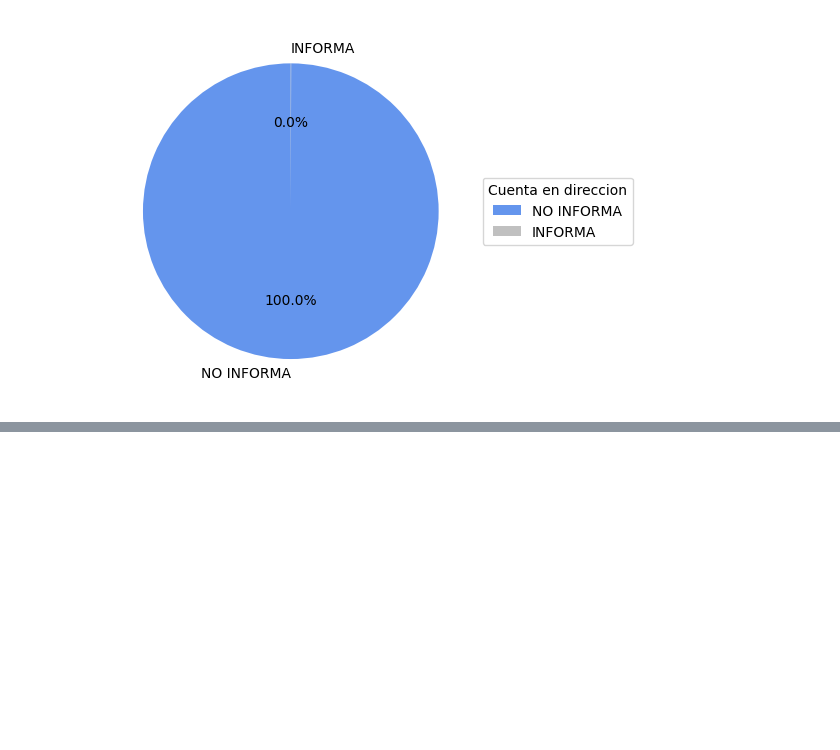
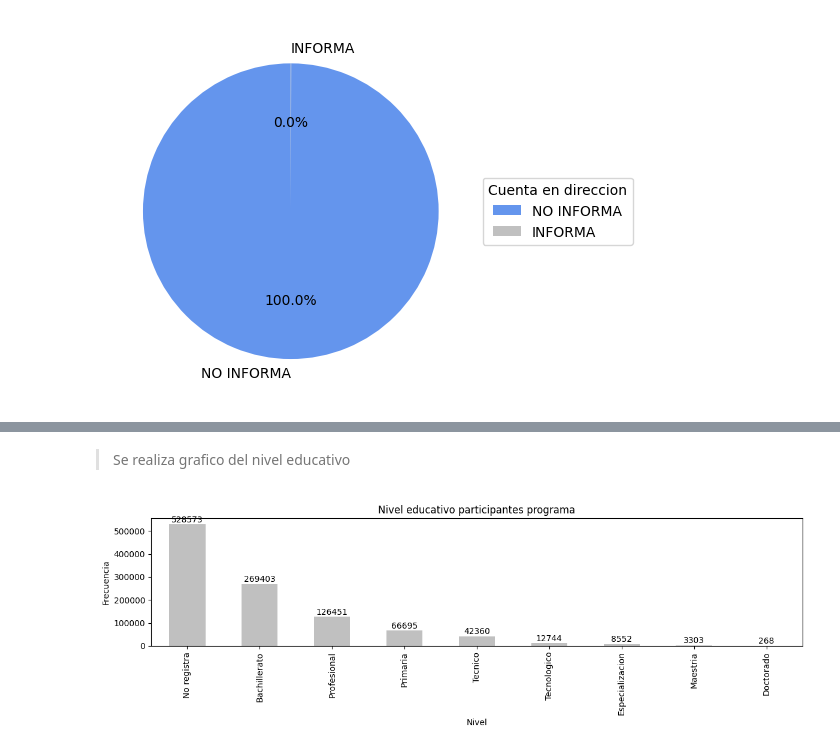
Before and after one commit to Dalivi83/analisisyvisualizaciondata, a Jupyter notebook: laboratorio2.ipynb, the cells around one changed output, grey strips where cells are left out. Saved outputs shown, nothing was run; the diff lists cells and outputs as text; code cells hidden in the pictures; blank space fills up the shorter version.

```diff
--- a/laboratorio2.ipynb
+++ b/laboratorio2.ipynb
@@ -596,0 +627,23 @@ Name: count, dtype: int64
+# %%
+# Reemplazar valores de registros para el ahorro de recurso compuracional
+
+# Crear un diccionario
+replace_dict = {
+        'No registra'			 : 'No registra',
+        'Bachillerato'           : 'Bachillerato',
+        'Profesional'            : 'Profesional',
+        'Primaria'               : 'Primaria',
+        'T�cnico'               : 'Tecnico',
+        'Tecnol�gico'           : 'Tecnologico',
+        'PENDIENTE CLASIFICAR'   : 'No registra',
+        'Especializaci�n'       : 'Especializacion',
+        'Técnico'                : 'Tecnico',
+        'Maestr�a'              : 'Maestria',
+        'Especialización'        : 'Especializacion',
+        'Maestría'               : 'Maestria',
+        'Doctorado'              : 'Doctorado'
+}
+
+# Implementar la función .replace
+df_Ciudadania_digital['NIVEL EDUCATIVO'].replace(replace_dict, inplace=True)
+df_Ciudadania_digital['NIVEL EDUCATIVO'].value_counts()
@@ -596,0 +662,24 @@ Name: count, dtype: int64
+# %% [markdown]
+> Se realiza grafico del nivel educativo
+# %%
+# Obtener valores únicos y su frecuencia en la columna 'ESTU_TIPODOCUMENTO'
+nivel_educativo_counts = df_Ciudadania_digital['NIVEL EDUCATIVO'].value_counts()
+
+# Crear la gráfica de barras
+plt.figure(figsize=(12, 4))
+ax = nivel_educativo_counts.plot(kind='bar', color='#C0C0C0')
+
+# Añadir la cantidad en cada barra
+for i, v in enumerate(nivel_educativo_counts):
+    ax.text(i, v + 1000, str(v), ha='center', va='bottom', fontsize=10)
+
+# Títulos y etiquetas
+plt.title('Nivel educativo participantes programa')
+plt.xlabel('Nivel')
+plt.ylabel('Frecuencia')
+
+# Mostrar la gráfica
+plt.tight_layout()
+plt.show()
+# %% [output]
+[figure, added]
```
Also changed, not shown: parts of 6 cells of this notebook.
